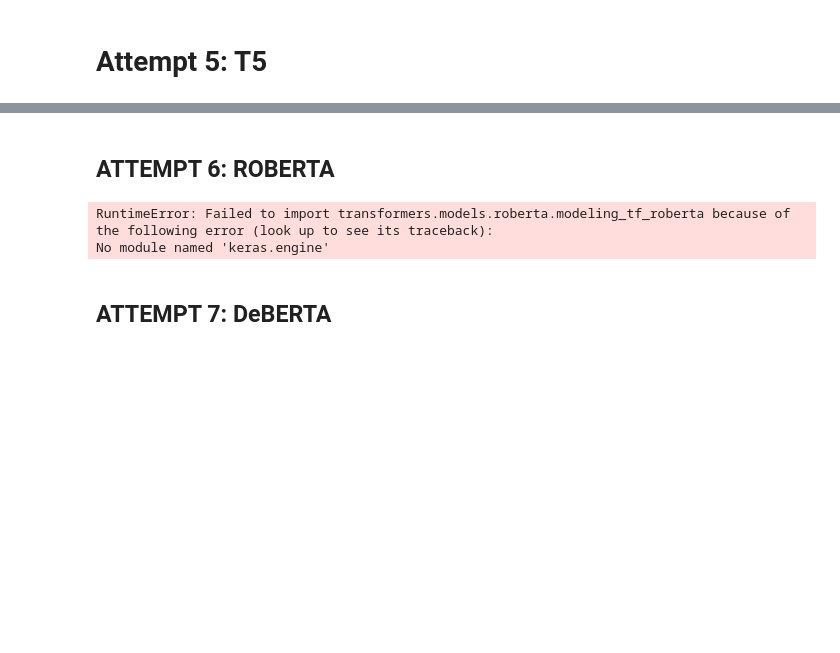
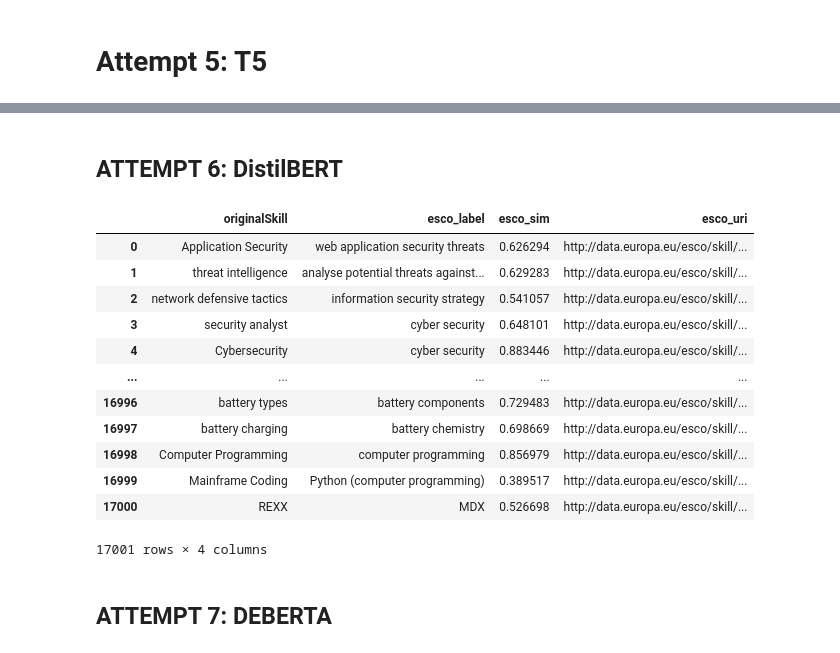
Before and after one commit to rvocampo26/tfg_project, a Jupyter notebook: AI4LABOUR_course-ESCO_GIT/similarity.ipynb, the cells around one changed output, grey strips where cells are left out. Drawn from its saved outputs; the diff is of its cells as text; code cells hidden in the pictures; blank space fills up the shorter version.

Commit message:
Actu modelos

```diff
--- a/AI4LABOUR_course-ESCO_GIT/similarity.ipynb
+++ b/AI4LABOUR_course-ESCO_GIT/similarity.ipynb
@@ -417,21 +325,48 @@ df_skills_full
 # %%
 df_skills_full.to_excel("app5.xlsx")
 # %% [markdown]
-## ATTEMPT 6: ROBERTA
+## ATTEMPT 6: DistilBERT
-# %%
-from transformers import pipeline
-
-classifier = pipeline('zero-shot-classification', model='roberta-large-mnli')
-
-
-df_courses = pd.read_json('C:/Users/rvoca/OneDrive/Escritorio/tfg_project/AI4LABOUR_course-ESCO_GIT/skills_prueba.json')
-
-skills = [elem for elem_list in df_courses["skills"].to_list() for elem in elem_list]
-skills = list(filter(None, skills))
-
-for skill in skills:
-    print(skill)
-    classifier(skill, escoLabels)
-# %% [output]
-RuntimeError: Failed to import transformers.models.roberta.modeling_tf_roberta because of the following error (look up to see its traceback):
-No module named 'keras.engine'
+# %%
+from sentence_transformers import SentenceTransformer
+import torch
+import pandas as pd
+
+model = SentenceTransformer('sentence-transformers/all-distilroberta-v1')
+embeddings = model.encode(escoLabels)
+
+def map_ESCO_distilRoberta(skills):
+    model = SentenceTransformer('sentence-transformers/all-distilroberta-v1')
+    listLabel = []
+    listSim = []
+    listUri = []
+    df_skills = pd.DataFrame(skills, columns=["originalSkill"])
+    pos=0
+    for skill in skills:
+        pos+=1
+        #Compute embedding for the skill
+        embedding_1= model.encode(skill, convert_to_tensor=True)    # we encode the skill
+        sim = util.pytorch_cos_sim(embedding_1, embeddings)         # get the cosine similarity
+        listSim.append(torch.max(sim).item())                      # get the maximum (the closest one)
+        listLabel.append(escoLabels[torch.argmax(sim).item()])      # get the label of the maxiumum
+        listUri.append(df_esco["conceptUri"][torch.argmax(sim).item()])
+    df_skills["esco_label"] = listLabel
+    df_skills["esco_sim"] = listSim
+    df_skills["esco_uri"] = listUri
+    return df_skills
+# %%
+df_skills_full = map_ESCO_distilRoberta(skills)
+df_skills_full
+# %% [output]
+|  | originalSkill | esco_label | esco_sim | esco_uri |
+| 0 | Application Security | web application security threats | 0.626294 | http://data.europa.eu/esco/skill/... |
+| 1 | threat intelligence | analyse potential threats against... | 0.629283 | http://data.europa.eu/esco/skill/... |
+| 2 | network defensive tactics | information security strategy | 0.541057 | http://data.europa.eu/esco/skill/... |
+| 3 | security analyst | cyber security | 0.648101 | http://data.europa.eu/esco/skill/... |
+| 4 | Cybersecurity | cyber security | 0.883446 | http://data.europa.eu/esco/skill/... |
+| ... | ... | ... | ... | ... |
+| 16996 | battery types | battery components | 0.729483 | http://data.europa.eu/esco/skill/... |
+| 16997 | battery charging | battery chemistry | 0.698669 | http://data.europa.eu/esco/skill/... |
+| 16998 | Computer Programming | computer programming | 0.856979 | http://data.europa.eu/esco/skill/... |
+| 16999 | Mainframe Coding | Python (computer programming) | 0.389517 | http://data.europa.eu/esco/skill/... |
+| 17000 | REXX | MDX | 0.526698 | http://data.europa.eu/esco/skill/... |
+17001 rows × 4 columns
@@ -438,2 +375,2 @@ No module named 'keras.engine'
 # %% [markdown]
-## ATTEMPT 7: DeBERTA
+## ATTEMPT 7: DEBERTA
```
Also changed, not shown: parts of 16 cells of this notebook, 2 other files.
